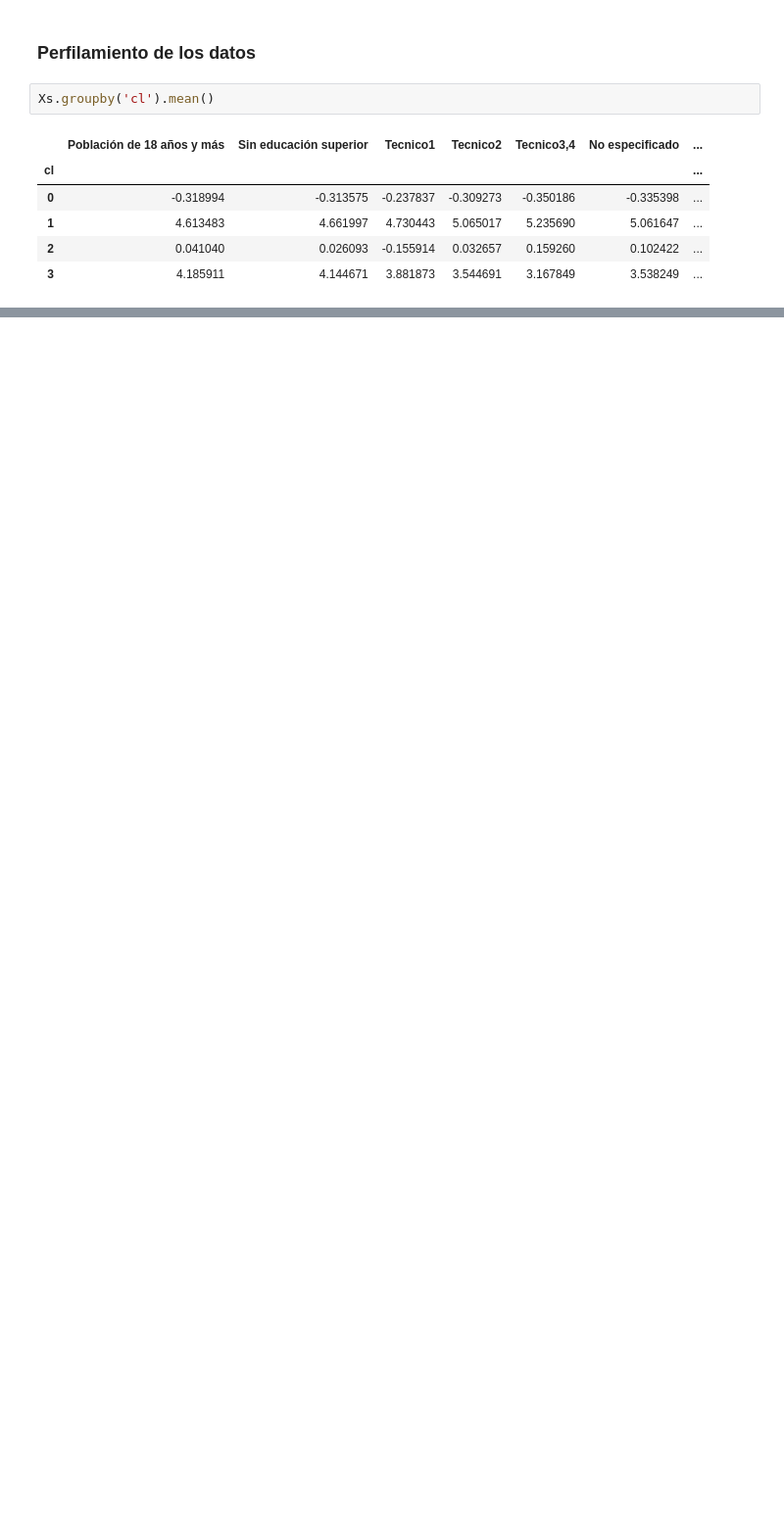
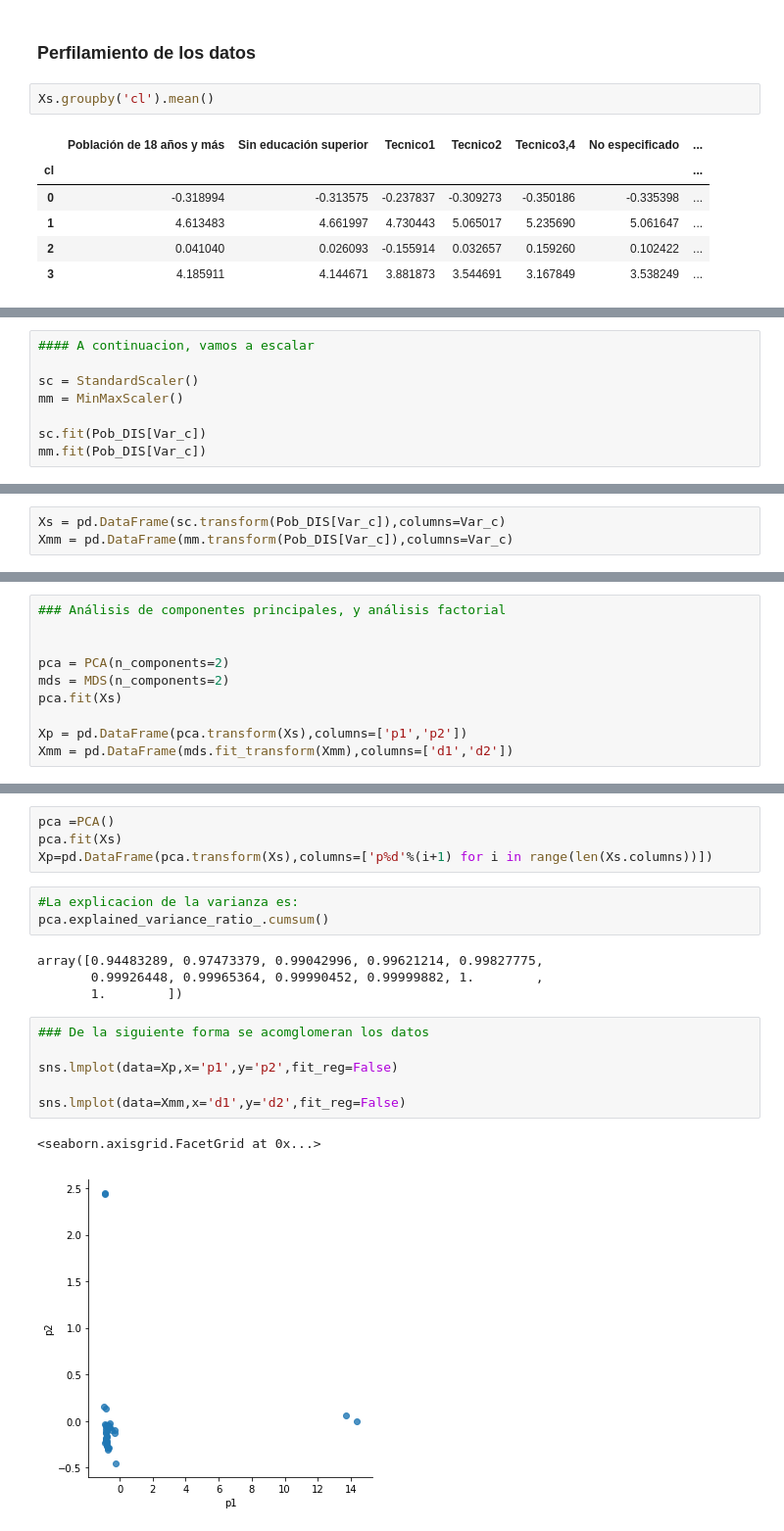
Before and after one commit to eliotheath/Pensiones, a Jupyter notebook: Analsis_demografico.ipynb, the cells around one changed output, grey strips where cells are left out. Shown at 98% size. Cells and saved outputs as stored; diff of their text form; blank space fills up the shorter version.

```diff
--- a/Analsis_demografico.ipynb
+++ b/Analsis_demografico.ipynb
@@ -348,0 +434,8 @@ Xs.groupby('cl').mean()
+# %%
+#### A continuacion, vamos a escalar
+
+sc = StandardScaler()
+mm = MinMaxScaler()
+
+sc.fit(Pob_DIS[Var_c])
+mm.fit(Pob_DIS[Var_c])
@@ -348,0 +448,3 @@ Xs.groupby('cl').mean()
+# %%
+Xs = pd.DataFrame(sc.transform(Pob_DIS[Var_c]),columns=Var_c)
+Xmm = pd.DataFrame(mm.transform(Pob_DIS[Var_c]),columns=Var_c)
@@ -348,0 +453,10 @@ Xs.groupby('cl').mean()
+# %%
+### Análisis de componentes principales, y análisis factorial
+
+
+pca = PCA(n_components=2)
+mds = MDS(n_components=2)
+pca.fit(Xs)
+
+Xp = pd.DataFrame(pca.transform(Xs),columns=['p1','p2'])
+Xmm = pd.DataFrame(mds.fit_transform(Xmm),columns=['d1','d2'])
@@ -348,0 +496,20 @@ Xs.groupby('cl').mean()
+# %%
+pca =PCA()
+pca.fit(Xs)
+Xp=pd.DataFrame(pca.transform(Xs),columns=['p%d'%(i+1) for i in range(len(Xs.columns))])
+# %%
+#La explicacion de la varianza es:
+pca.explained_variance_ratio_.cumsum()
+# %% [output]
+array([0.94483289, 0.97473379, 0.99042996, 0.99621214, 0.99827775,
+       0.99926448, 0.99965364, 0.99990452, 0.99999882, 1.        ,
+       1.        ])
+# %%
+### De la siguiente forma se acomglomeran los datos
+
+sns.lmplot(data=Xp,x='p1',y='p2',fit_reg=False)
+
+sns.lmplot(data=Xmm,x='d1',y='d2',fit_reg=False)
+# %% [output]
+<seaborn.axisgrid.FacetGrid at 0x...>
+[figure, added]
```
Also changed, not shown: parts of 53 cells of this notebook, 5 other files.
